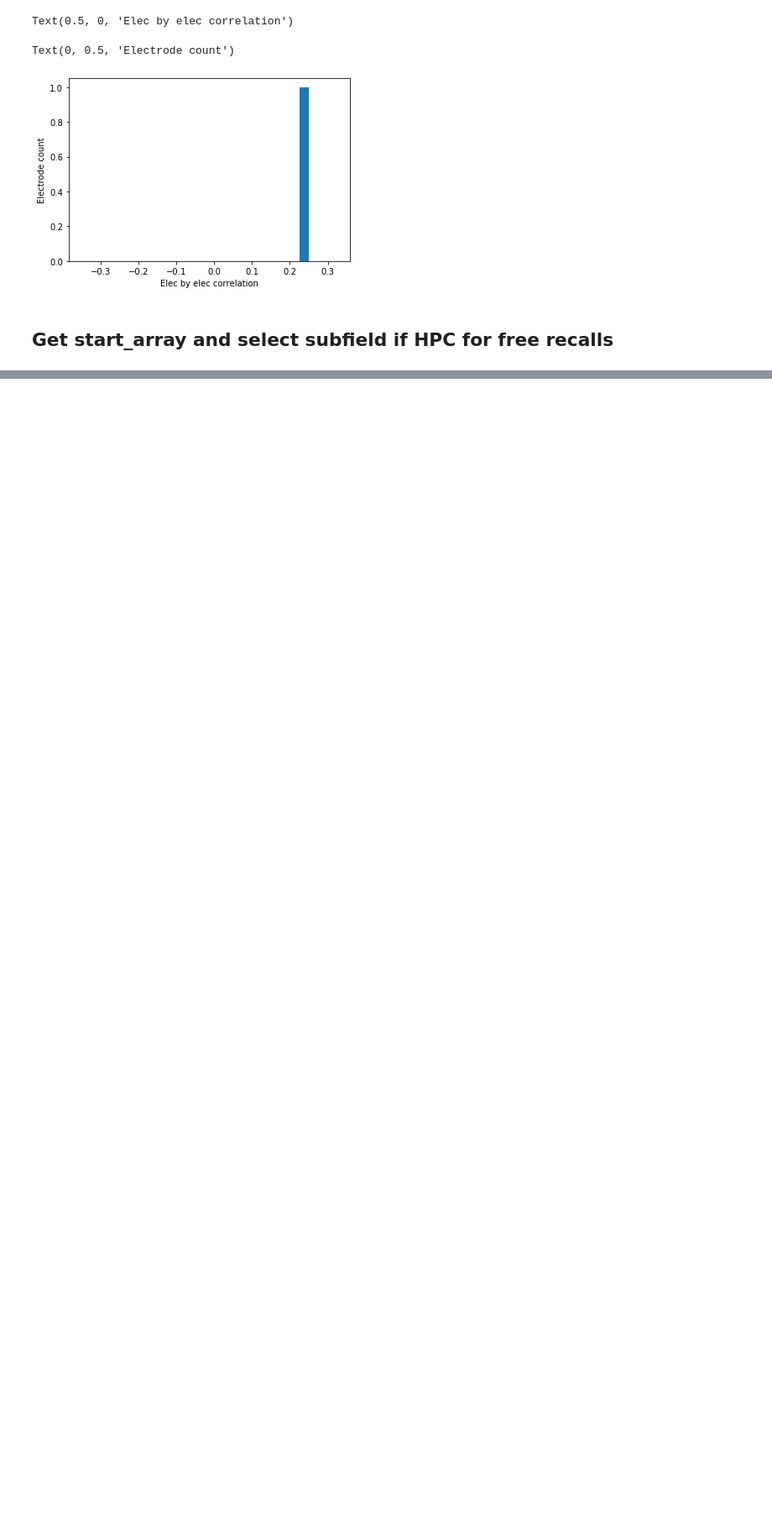
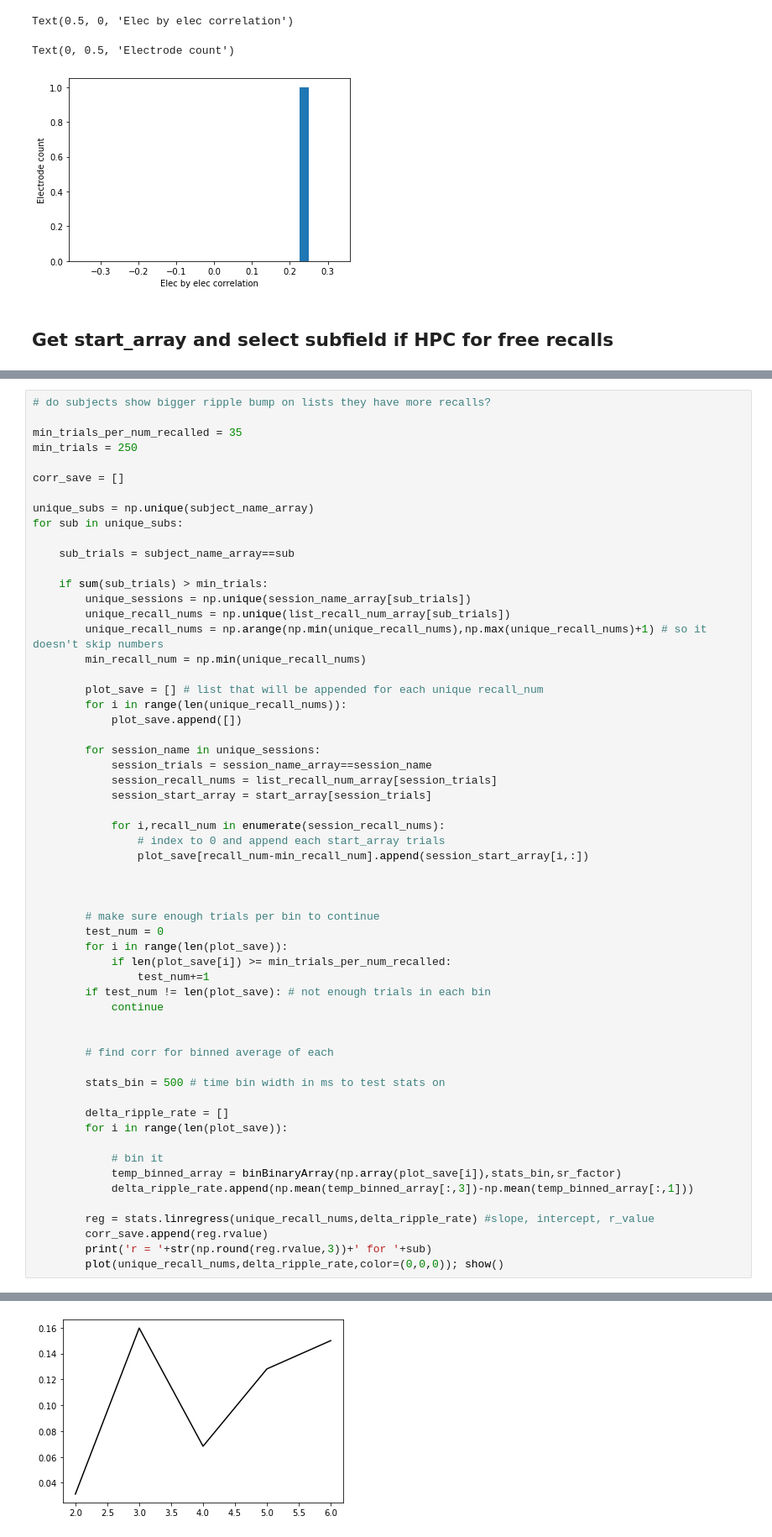
Before and after one commit to jjsakon/SWR, a Jupyter notebook: code/SWRanalysisSingleSub.ipynb, the cells around one changed output, grey strips where cells are left out. Shown: that part at 84% size. Cells and saved outputs as stored; diff of their text form; blank space fills up the shorter version.

```diff
--- a/code/SWRanalysisSingleSub.ipynb
+++ b/code/SWRanalysisSingleSub.ipynb
@@ -1557,0 +1095,59 @@ Test 2 p-value: 0.07402890292010077
+# %%
+# do subjects show bigger ripple bump on lists they have more recalls?
+
+min_trials_per_num_recalled = 35
+min_trials = 250
+
+corr_save = []
+
+unique_subs = np.unique(subject_name_array)
+for sub in unique_subs:
+
+    sub_trials = subject_name_array==sub
+
+    if sum(sub_trials) > min_trials:
+        unique_sessions = np.unique(session_name_array[sub_trials])
+        unique_recall_nums = np.unique(list_recall_num_array[sub_trials])
+        unique_recall_nums = np.arange(np.min(unique_recall_nums),np.max(unique_recall_nums)+1) # so it doesn't skip numbers
+        min_recall_num = np.min(unique_recall_nums)
+
+        plot_save = [] # list that will be appended for each unique recall_num
+        for i in range(len(unique_recall_nums)):
+            plot_save.append([])
+
+        for session_name in unique_sessions:
+            session_trials = session_name_array==session_name
+            session_recall_nums = list_recall_num_array[session_trials]
+            session_start_array = start_array[session_trials]
+
+            for i,recall_num in enumerate(session_recall_nums):
+                # index to 0 and append each start_array trials
+                plot_save[recall_num-min_recall_num].append(session_start_array[i,:])
+
+
+
+        # make sure enough trials per bin to continue
+        test_num = 0
+        for i in range(len(plot_save)):
+            if len(plot_save[i]) >= min_trials_per_num_recalled:
+                test_num+=1
+        if test_num != len(plot_save): # not enough trials in each bin
+            continue
+
+
+        # find corr for binned average of each
+
+        stats_bin = 500 # time bin width in ms to test stats on
+
+        delta_ripple_rate = []
+        for i in range(len(plot_save)):
+
+            # bin it
+            temp_binned_array = binBinaryArray(np.array(plot_save[i]),stats_bin,sr_factor)
+            delta_ripple_rate.append(np.mean(temp_binned_array[:,3])-np.mean(temp_binned_array[:,1]))
+
+        reg = stats.linregress(unique_recall_nums,delta_ripple_rate) #slope, intercept, r_value
+        corr_save.append(reg.rvalue)
+        print('r = '+str(np.round(reg.rvalue,3))+' for '+sub)
+        plot(unique_recall_nums,delta_ripple_rate,color=(0,0,0)); show()
+# %% [output]
@@ -1557,0 +1156 @@ Test 2 p-value: 0.07402890292010077
+[figure, added]
```
Also changed, not shown: parts of 21 cells of this notebook, 1 other file.
